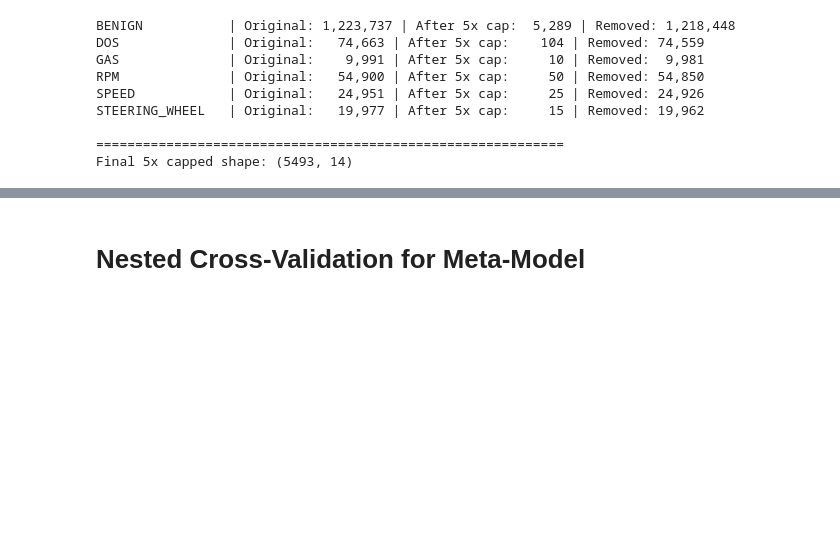
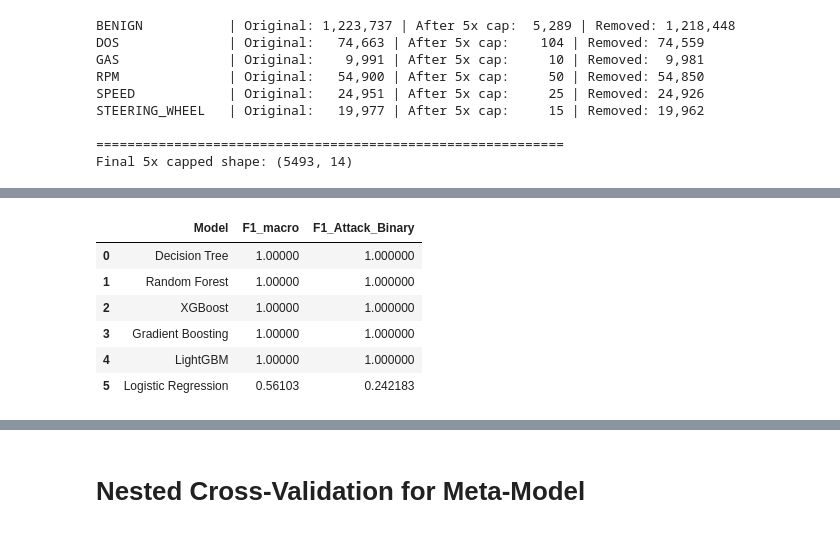
Before and after one commit to Hop-Le133884/IoV-secureFL-Pipeline, a Jupyter notebook: notebooks/01_reproducing_exploration_baseline.ipynb, the cells around one changed output, grey strips where cells are left out. Drawn from its saved outputs; the diff is of its cells as text; code cells hidden in the pictures; blank space fills up the shorter version.

```diff
--- a/notebooks/01_reproducing_exploration_baseline.ipynb
+++ b/notebooks/01_reproducing_exploration_baseline.ipynb
@@ -192,0 +223,66 @@ Final 5x capped shape: (5493, 14)
+# %%
+# prepare X and y
+feature_cols = ['ID', 'DATA_0', 'DATA_1', 'DATA_2', 'DATA_3', 'DATA_4', 'DATA_5', 'DATA_6', 'DATA_7']
+X = df_experiment[feature_cols]
+y = df_experiment['is_attack']
+
+# Calculate the exact ratio of benign to attack for XGBoost to handle class imbalance
+ratio = float(np.sum(y == 0)) / np.sum(y==1) if np.sum(y==1) > 0 else 1.0
+
+
+# define the models
+models = {
+    "Logistic Regression": LogisticRegression(
+        max_iter=1000, class_weight='balanced', random_state=42
+    ),
+    "Decision Tree": DecisionTreeClassifier(
+        class_weight='balanced', random_state=42
+    ),
+    "Random Forest": RandomForestClassifier(
+        n_estimators=100, class_weight='balanced', random_state=42, n_jobs=-1
+    ),
+    "Gradient Boosting": GradientBoostingClassifier(
+        random_state=42
+    ),
+    "XGBoost": xgb.XGBClassifier(
+        scale_pos_weight=ratio, eval_metrics='logloss', random_state=42, n_jobs=-1
+    ),
+    "LightGBM": lgb.LGBMClassifier(
+        class_weight='balanced', random_state=42, n_jobs=-1, verbose=-1
+    )
+}
+
+# Cross validation
+skf = StratifiedKFold(n_splits=5, shuffle=True, random_state=42)
+
+# Run to compare models
+print("Starting Model Experiment for Binary Classification (ATTACK vs BENIGN)...")
+print(f"Total rows: {len(X):,} | Features used: {feature_cols}")
+print("v"*100)
+print(f"{'Model Name': <22} | {'Mean Macro F1': <18} | {'Mean Binary F1': <20}")
+print("^"*100)
+
+results = []
+
+for name, model in models.items():
+    scoring = ['f1_macro', 'f1']
+
+    cv_results = cross_validate(model, X, y, cv=skf, scoring=scoring, n_jobs=-1)
+
+    mean_f1_macro = np.mean(cv_results['test_f1_macro'])
+    mean_f1_binary = np.mean(cv_results['test_f1'])
+
+    results.append({
+        'Model': name,
+        'F1_macro': mean_f1_macro,
+        'F1_Attack_Binary': mean_f1_binary
+    })
+
+    print(f"{name:<22} | {mean_f1_macro:.4f}             | {mean_f1_binary:.4f}")
+
+# display the final scores
+print("v"*100)
+results_df = pd.DataFrame(results).sort_values(by='F1_macro', ascending=False).reset_index(drop=True)
+print("\nBenchmarch Board (sorted by f1 macro descending):")
+display(results_df)
+# %% [output]
@@ -192,0 +303,7 @@ Final 5x capped shape: (5493, 14)
+|  | Model | F1_macro | F1_Attack_Binary |
+| 0 | Decision Tree | 1.00000 | 1.000000 |
+| 1 | Random Forest | 1.00000 | 1.000000 |
+| 2 | XGBoost | 1.00000 | 1.000000 |
+| 3 | Gradient Boosting | 1.00000 | 1.000000 |
+| 4 | LightGBM | 1.00000 | 1.000000 |
+| 5 | Logistic Regression | 0.56103 | 0.242183 |
```
Also changed, not shown: parts of 11 cells of this notebook, 7 other files.
